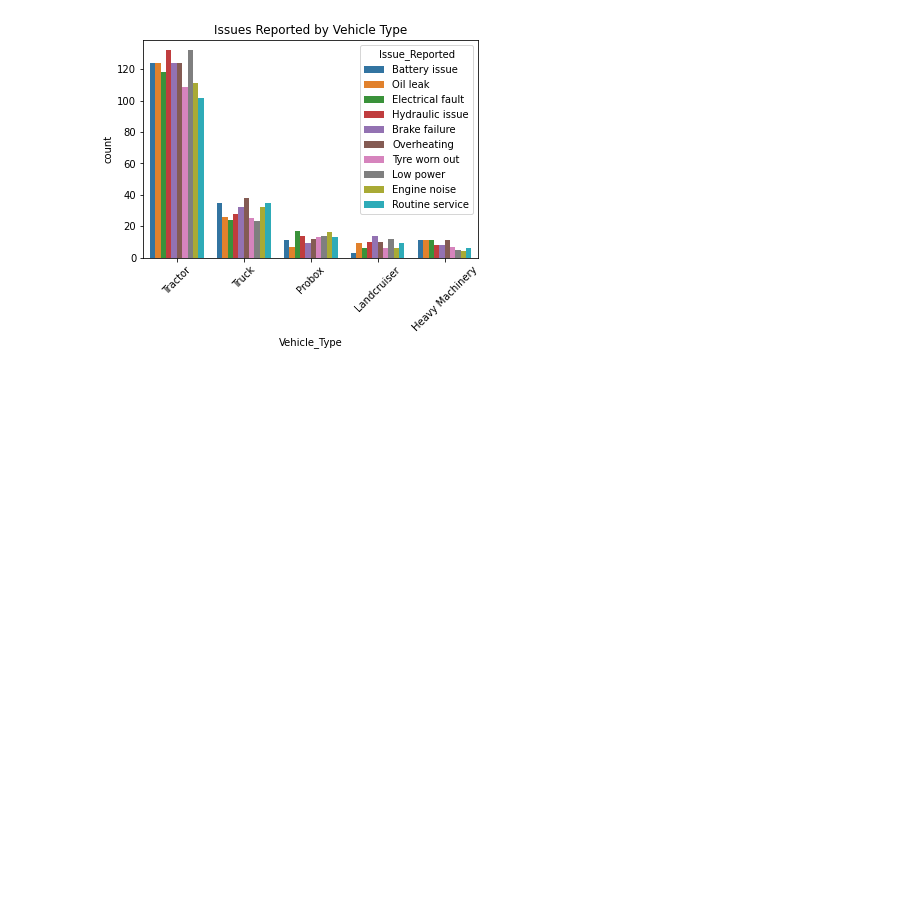
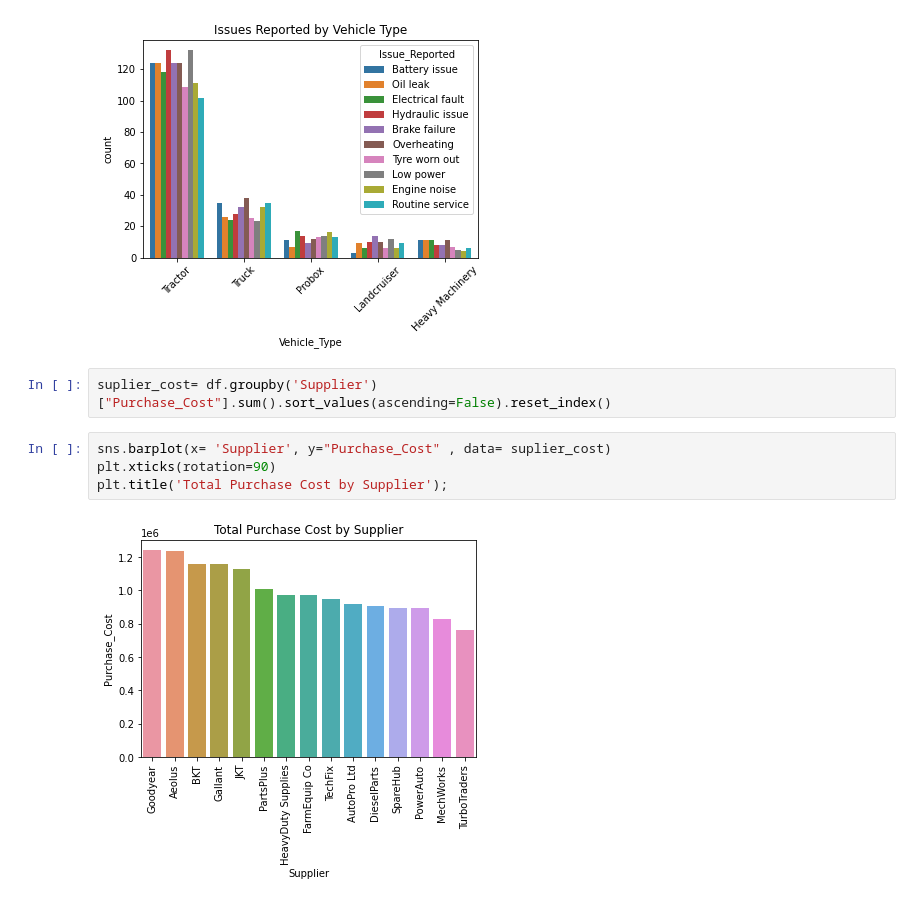
Before and after one commit to Masinde10/Fleet-operations, a Jupyter notebook: Fleet operations.ipynb, the cells around one changed output. Saved outputs shown, nothing was run; the diff lists cells and outputs as text; blank space fills up the shorter version.

Commit message:
Exploratory Data Analysis

```diff
--- a/Fleet operations.ipynb
+++ b/Fleet operations.ipynb
@@ -146,3 +140,11 @@ plt.title('Issues Reported by Vehicle Type')
 plt.xticks(rotation=45);
 # %% [output]
 [figure]
+# %%
+suplier_cost= df.groupby('Supplier')["Purchase_Cost"].sum().sort_values(ascending=False).reset_index()
+# %%
+sns.barplot(x= 'Supplier', y="Purchase_Cost" , data= suplier_cost)
+plt.xticks(rotation=90)
+plt.title('Total Purchase Cost by Supplier');
+# %% [output]
+[figure, added]
```
Also changed, not shown: parts of 3 cells of this notebook.
